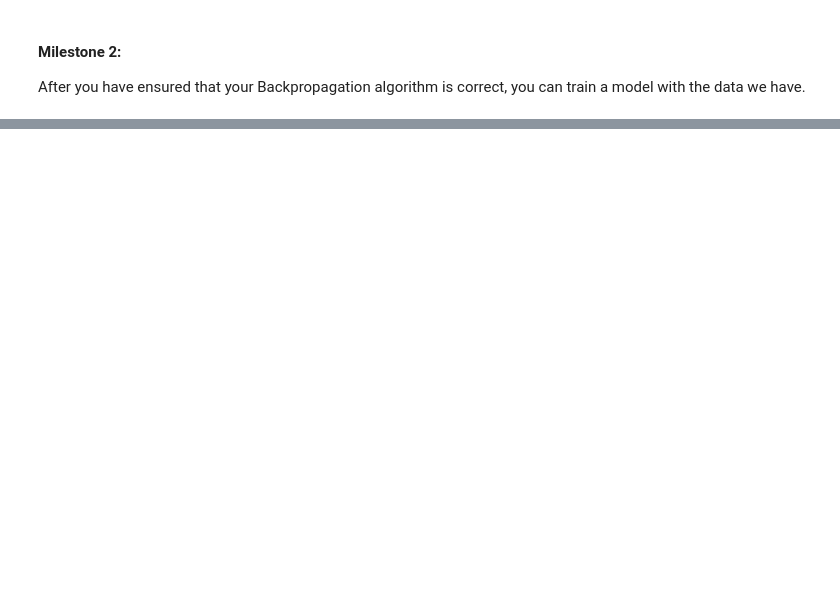
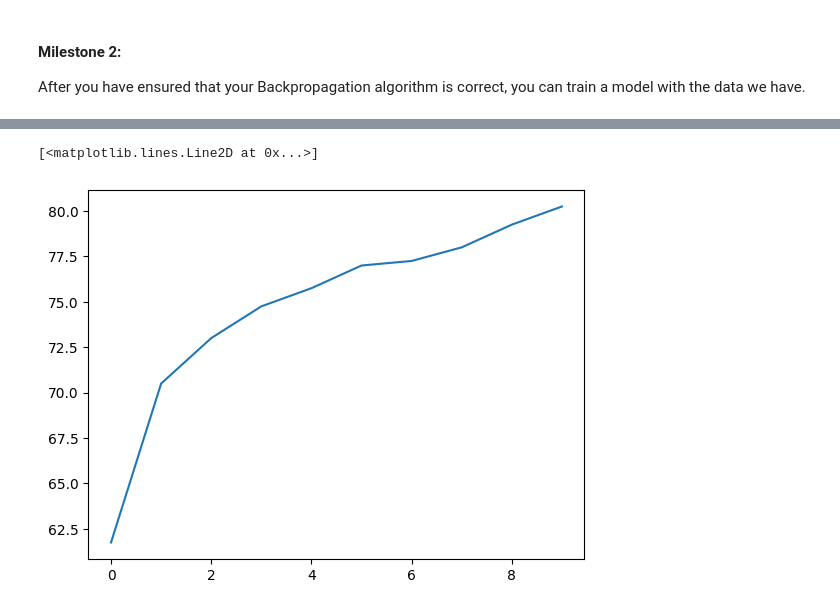
Before and after one commit to PaulLerner/lxmls-toolkit, a Jupyter notebook: labs/notebooks/non_linear_classifiers/mlp.ipynb, the cells around one changed output, grey strips where cells are left out. Saved outputs shown, nothing was run; the diff lists cells and outputs as text; code cells hidden in the pictures; blank space fills up the shorter version.

```diff
--- a/labs/notebooks/non_linear_classifiers/mlp.ipynb
+++ b/labs/notebooks/non_linear_classifiers/mlp.ipynb
@@ -246,0 +327,5 @@ Epoch 20: accuracy 81.50 %
+# %%
+plt.plot(accuracies)
+# %% [output]
+[<matplotlib.lines.Line2D at 0x...>]
+[figure, added]
```
Also changed, not shown: parts of 10 cells of this notebook.
